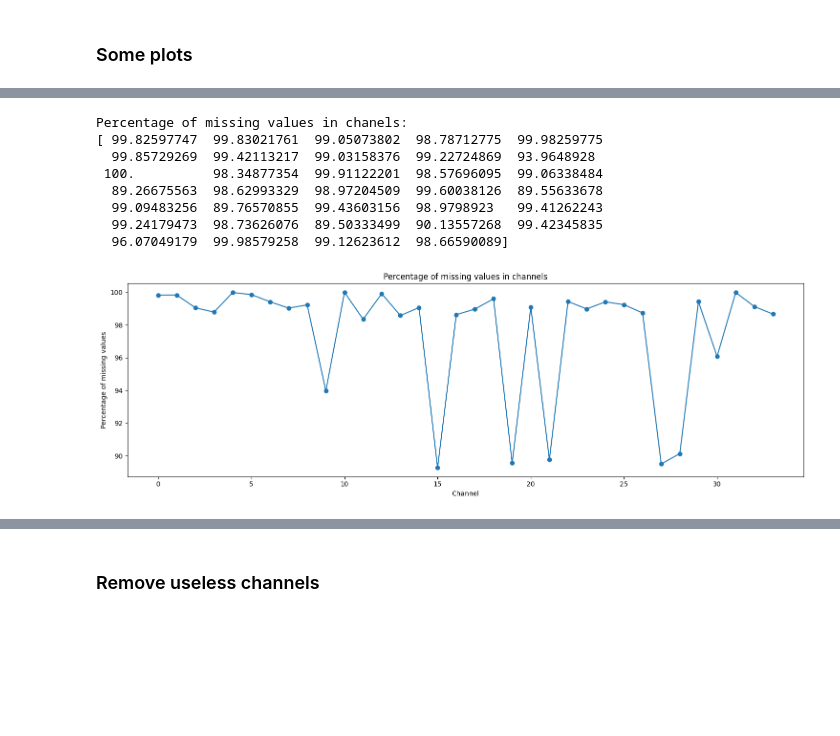
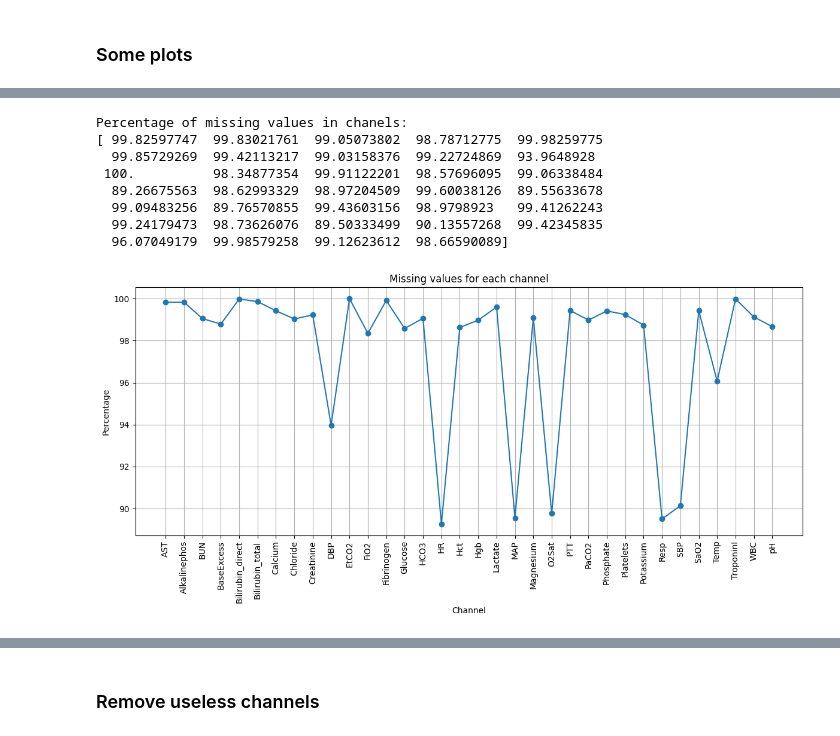
Before and after one commit to icezimmer/pmts, a Jupyter notebook: notebooks/GL_exam.ipynb, the cells around one changed output, grey strips where cells are left out. Drawn from its saved outputs; the diff is of its cells as text; code cells hidden in the pictures; blank space fills up the shorter version.

```diff
--- a/notebooks/GL_exam.ipynb
+++ b/notebooks/GL_exam.ipynb
@@ -209,5 +215,8 @@ print(X_train.shape)  # (n_samples, n_channels, n_timestamps)
 # %% [markdown]
 ### Some plots
+# %%
+label = df.coords["signal_id"].values
+sample = 1
 # %%
 # Plot a time series
 plt.figure(figsize=(12, 6))
@@ -246,29 +281,31 @@ Percentage of missing values in samples:
 # %%
 # Compute the nan counts for each timestamp
 missing_vals = np.isnan(X_train).sum(axis=(0,2))
 # Compute the percentage of missing values for each timestamp
 missing_percentage = (missing_vals / (X_train.shape[0] * X_train.shape[2])) * 100
 print("Percentage of missing values in chanels:")
 print(missing_percentage)
 
 # plot the distribution of missing values keeping the order of the timestamps
-plt.figure(figsize=(15, 5))
+plt.figure(figsize=(12, 6))
 plt.plot(missing_percentage, marker="o", linestyle="-")
 plt.xlabel("Channel")
-plt.ylabel("Percentage of missing values")
-plt.title("Percentage of missing values in channels")
+plt.xticks(np.arange(len(missing_percentage)), label, rotation=90)
+plt.grid(axis="both")
+plt.ylabel("Percentage")
+plt.title("Missing values for each channel")
 plt.tight_layout()
 plt.show()
 # %% [output]
 Percentage of missing values in chanels:
 [ 99.82597747  99.83021761  99.05073802  98.78712775  99.98259775
   99.85729269  99.42113217  99.03158376  99.22724869  93.9648928
  100.          98.34877354  99.91122201  98.57696095  99.06338484
   89.26675563  98.62993329  98.97204509  99.60038126  89.55633678
   99.09483256  89.76570855  99.43603156  98.9798923   99.41262243
   99.24179473  98.73626076  89.50333499  90.13557268  99.42345835
   96.07049179  99.98579258  99.12623612  98.66590089]
-[figure, old version]
+[figure, new version]
 # %%
 # Compute the nan counts for each timestamp
 missing_vals = np.isnan(X_train).sum(axis=(0,1))
```
Also changed, not shown: parts of 34 cells of this notebook, 4 other files.
